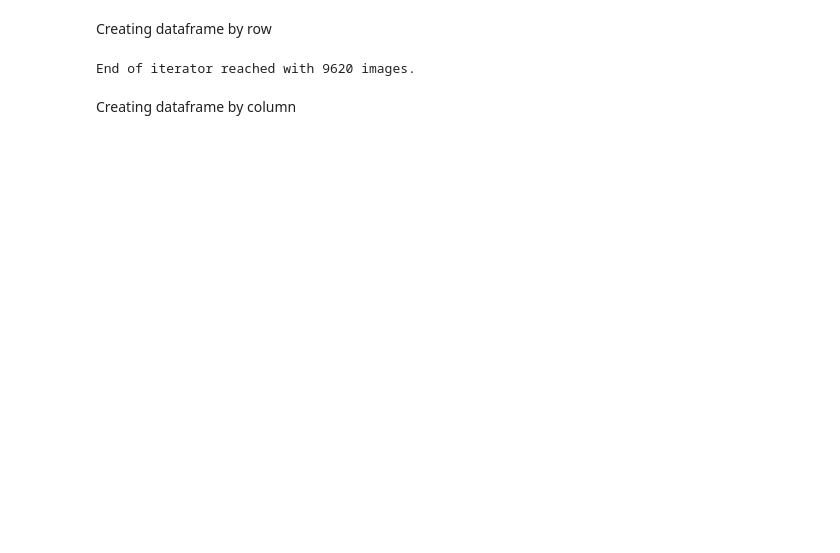
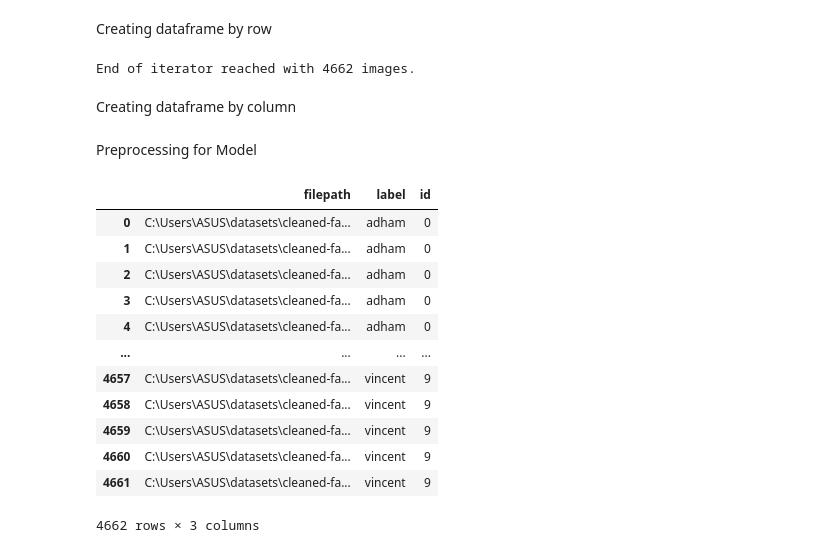
Before and after one commit to adhamarif/face-recognition, a Jupyter notebook: row_generator.ipynb, the cells around one changed output. Saved outputs shown, nothing was run; the diff lists cells and outputs as text; code cells hidden in the pictures; blank space fills up the shorter version.

```diff
--- a/row_generator.ipynb
+++ b/row_generator.ipynb
@@ -32,7 +40,7 @@ def row_generator(folder_list,names_dict):
             if os.path.exists(sub_dir):
                 for filename in os.listdir(sub_dir):
                     file_path = os.path.join(sub_dir,filename)
-                    yield file_path,id
+                    yield file_path,name,id
 
 row_gen = row_generator([faces_folder],names_dict)
 
@@ -46,7 +54,7 @@ try:
 except StopIteration:
     print(f"End of iterator reached with {image_counter} images.")
 # %% [output]
-End of iterator reached with 9620 images.
+End of iterator reached with 4662 images.
 # %% [markdown]
 Creating dataframe by column
 # %%
@@ -69,0 +78,19 @@ with open(csv_file_path, 'w', newline='') as csv_file:
+# %% [markdown]
+Preprocessing for Model
+# %%
+data_df = pd.read_csv(r"C:\Users\ASUS\datasets\face_label_id.csv")
+data_df
+# %% [output]
+|  | filepath | label | id |
+| 0 | C:\Users\ASUS\datasets\cleaned-fa... | adham | 0 |
+| 1 | C:\Users\ASUS\datasets\cleaned-fa... | adham | 0 |
+| 2 | C:\Users\ASUS\datasets\cleaned-fa... | adham | 0 |
+| 3 | C:\Users\ASUS\datasets\cleaned-fa... | adham | 0 |
+| 4 | C:\Users\ASUS\datasets\cleaned-fa... | adham | 0 |
+| ... | ... | ... | ... |
+| 4657 | C:\Users\ASUS\datasets\cleaned-fa... | vincent | 9 |
+| 4658 | C:\Users\ASUS\datasets\cleaned-fa... | vincent | 9 |
+| 4659 | C:\Users\ASUS\datasets\cleaned-fa... | vincent | 9 |
+| 4660 | C:\Users\ASUS\datasets\cleaned-fa... | vincent | 9 |
+| 4661 | C:\Users\ASUS\datasets\cleaned-fa... | vincent | 9 |
+4662 rows × 3 columns
```
Also changed, not shown: parts of 10 cells of this notebook, 1 other file.
